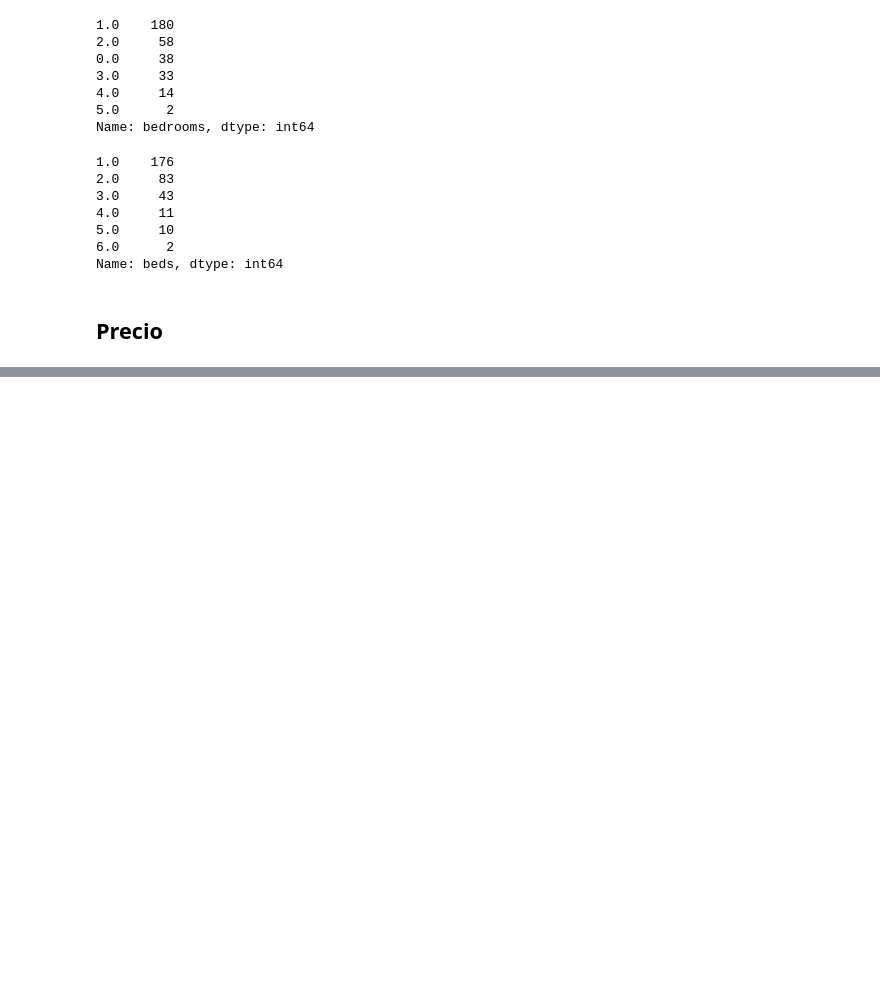
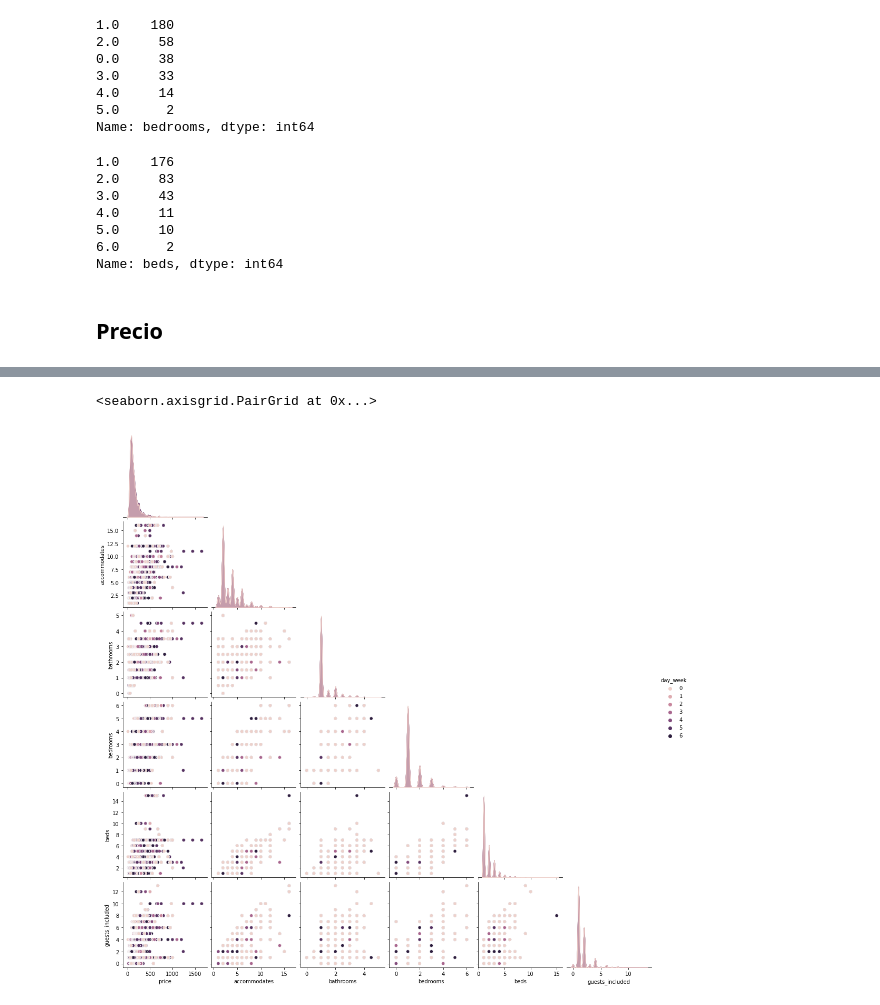
Before and after one commit to CamSP/DiplomadoML-BD, a Jupyter notebook: Proyecto/Proyecto.ipynb, the cells around one changed output, grey strips where cells are left out. Drawn from its saved outputs; the diff is of its cells as text; code cells hidden in the pictures; blank space fills up the shorter version.

Commit message:
precio1

```diff
--- a/Proyecto/Proyecto.ipynb
+++ b/Proyecto/Proyecto.ipynb
@@ -551,0 +559,5 @@ calendario
+# %%
+calendario_precio = listado_copia.copy()
+calendario_precio = calendario_precio.drop(columns=["price", "available", "is_location_exact"])
+calendario = calendario.rename({'listing_id': 'id'}, axis=1)
+calendario.head()
@@ -551,0 +580,6 @@ calendario
+# %%
+calendario_precio =  pd.merge(calendario_precio, calendario, how="inner", on=["id"])
+calendario_precio = calendario_precio.dropna()
+calendario_precio = calendario_precio.drop(columns="available")
+calendario_precio["day_week"] = pd.DatetimeIndex(calendario_precio["date"]).dayofweek
+calendario_precio.head()
@@ -551,0 +593,5 @@ calendario
+# %%
+sns.pairplot(calendario_precio, hue="day_week", vars=["price", "accommodates", "bathrooms", "bedrooms", "beds", "guests_included"], corner=True)
+# %% [output]
+<seaborn.axisgrid.PairGrid at 0x...>
+[figure, added]
```
Also changed, not shown: parts of 17 cells of this notebook.
